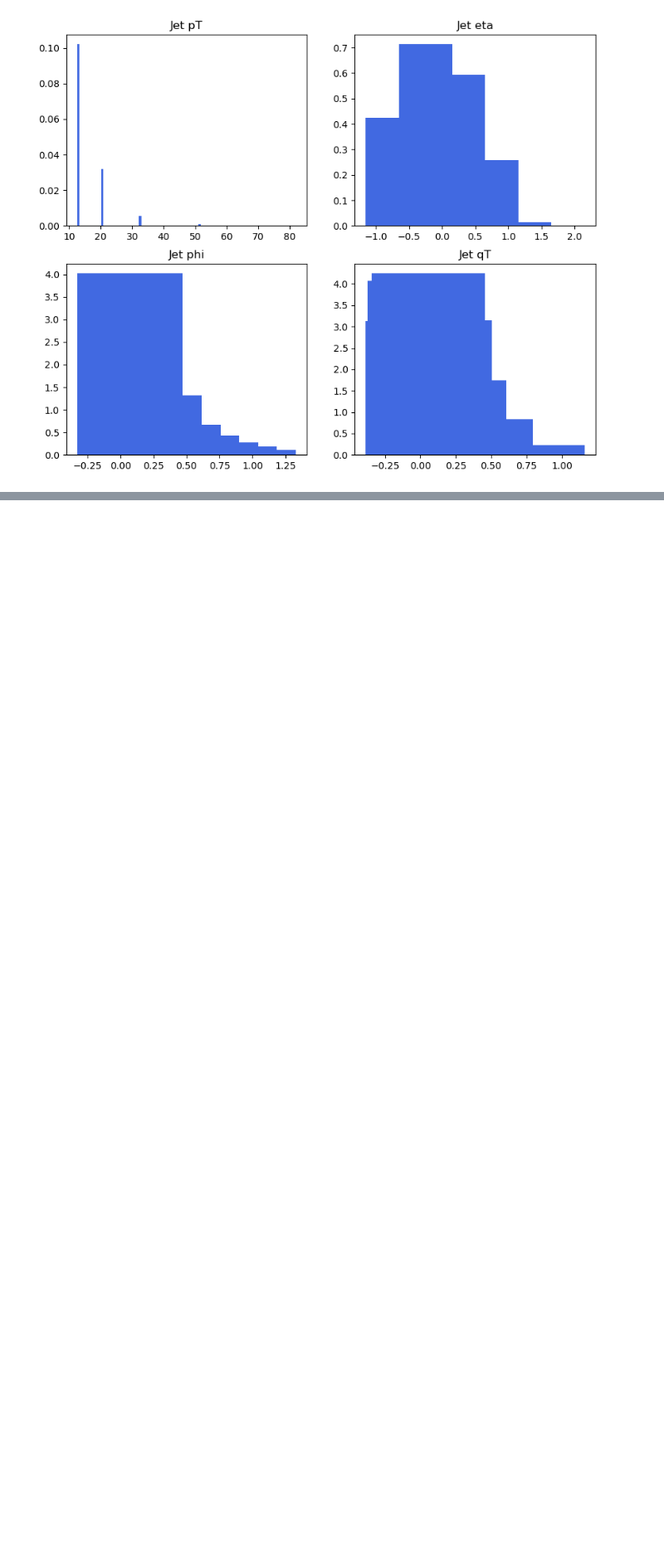
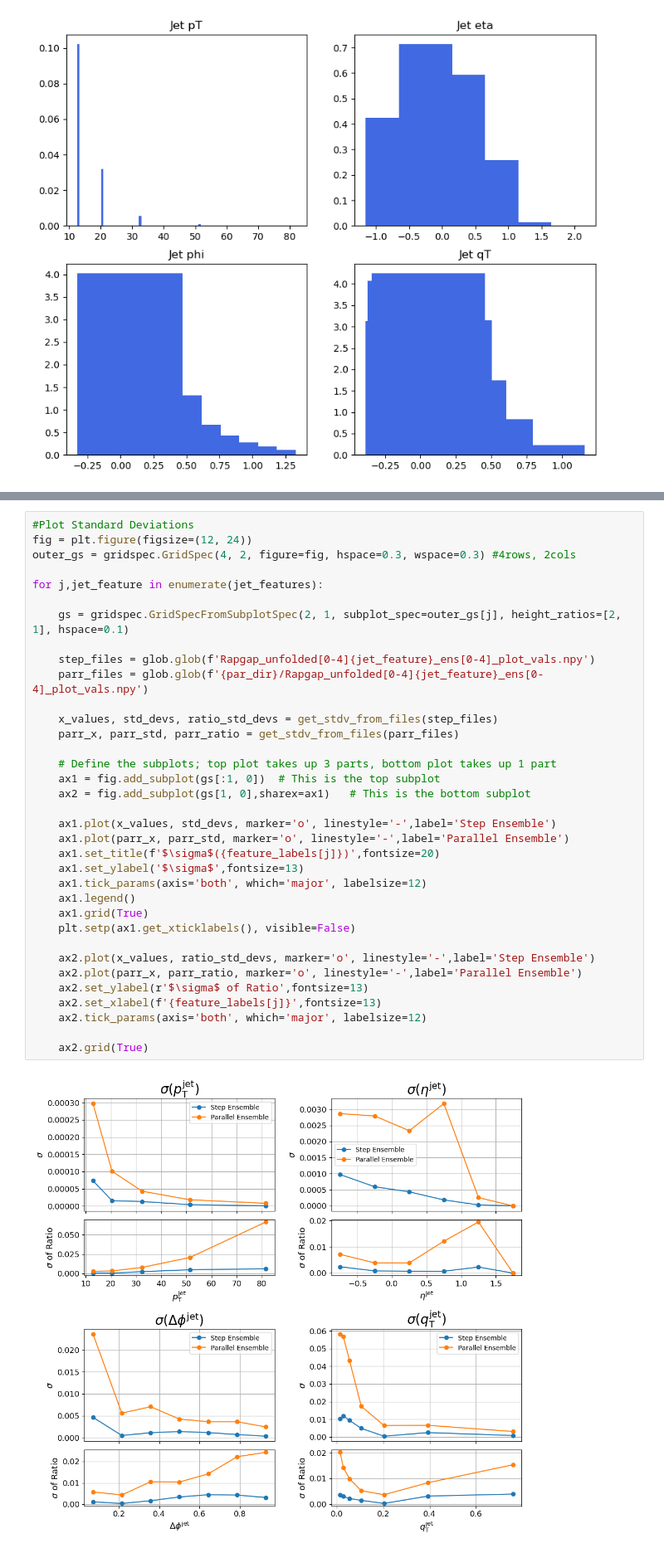
Before and after one commit to ViniciusMikuni/H1Unfold, a Jupyter notebook: plots/ensemble_plotting.ipynb, the cells around one changed output, grey strips where cells are left out. Shown at 83% size. Cells and saved outputs as stored; diff of their text form; blank space fills up the shorter version.

```diff
--- a/plots/ensemble_plotting.ipynb
+++ b/plots/ensemble_plotting.ipynb
@@ -72,0 +132,37 @@ ax2.grid(True)
+# %%
+#Plot Standard Deviations
+fig = plt.figure(figsize=(12, 24))
+outer_gs = gridspec.GridSpec(4, 2, figure=fig, hspace=0.3, wspace=0.3) #4rows, 2cols
+
+for j,jet_feature in enumerate(jet_features):
+
+    gs = gridspec.GridSpecFromSubplotSpec(2, 1, subplot_spec=outer_gs[j], height_ratios=[2, 1], hspace=0.1)
+
+    step_files = glob.glob(f'Rapgap_unfolded[0-4]{jet_feature}_ens[0-4]_plot_vals.npy')
+    parr_files = glob.glob(f'{par_dir}/Rapgap_unfolded[0-4]{jet_feature}_ens[0-4]_plot_vals.npy')
+
+    x_values, std_devs, ratio_std_devs = get_stdv_from_files(step_files)
+    parr_x, parr_std, parr_ratio = get_stdv_from_files(parr_files)
+
+    # Define the subplots; top plot takes up 3 parts, bottom plot takes up 1 part
+    ax1 = fig.add_subplot(gs[:1, 0])  # This is the top subplot
+    ax2 = fig.add_subplot(gs[1, 0],sharex=ax1)   # This is the bottom subplot
+
+    ax1.plot(x_values, std_devs, marker='o', linestyle='-',label='Step Ensemble')
+    ax1.plot(parr_x, parr_std, marker='o', linestyle='-',label='Parallel Ensemble')
+    ax1.set_title(f'$\sigma$({feature_labels[j]})',fontsize=20)
+    ax1.set_ylabel('$\sigma$',fontsize=13)
+    ax1.tick_params(axis='both', which='major', labelsize=12)
+    ax1.legend()
+    ax1.grid(True)
+    plt.setp(ax1.get_xticklabels(), visible=False)
+
+    ax2.plot(x_values, ratio_std_devs, marker='o', linestyle='-',label='Step Ensemble')
+    ax2.plot(parr_x, parr_ratio, marker='o', linestyle='-',label='Parallel Ensemble')
+    ax2.set_ylabel(r'$\sigma$ of Ratio',fontsize=13)
+    ax2.set_xlabel(f'{feature_labels[j]}',fontsize=13)
+    ax2.tick_params(axis='both', which='major', labelsize=12)
+
+    ax2.grid(True)
+# %% [output]
+[figure, added]
```
Also changed, not shown: parts of 15 cells of this notebook.
